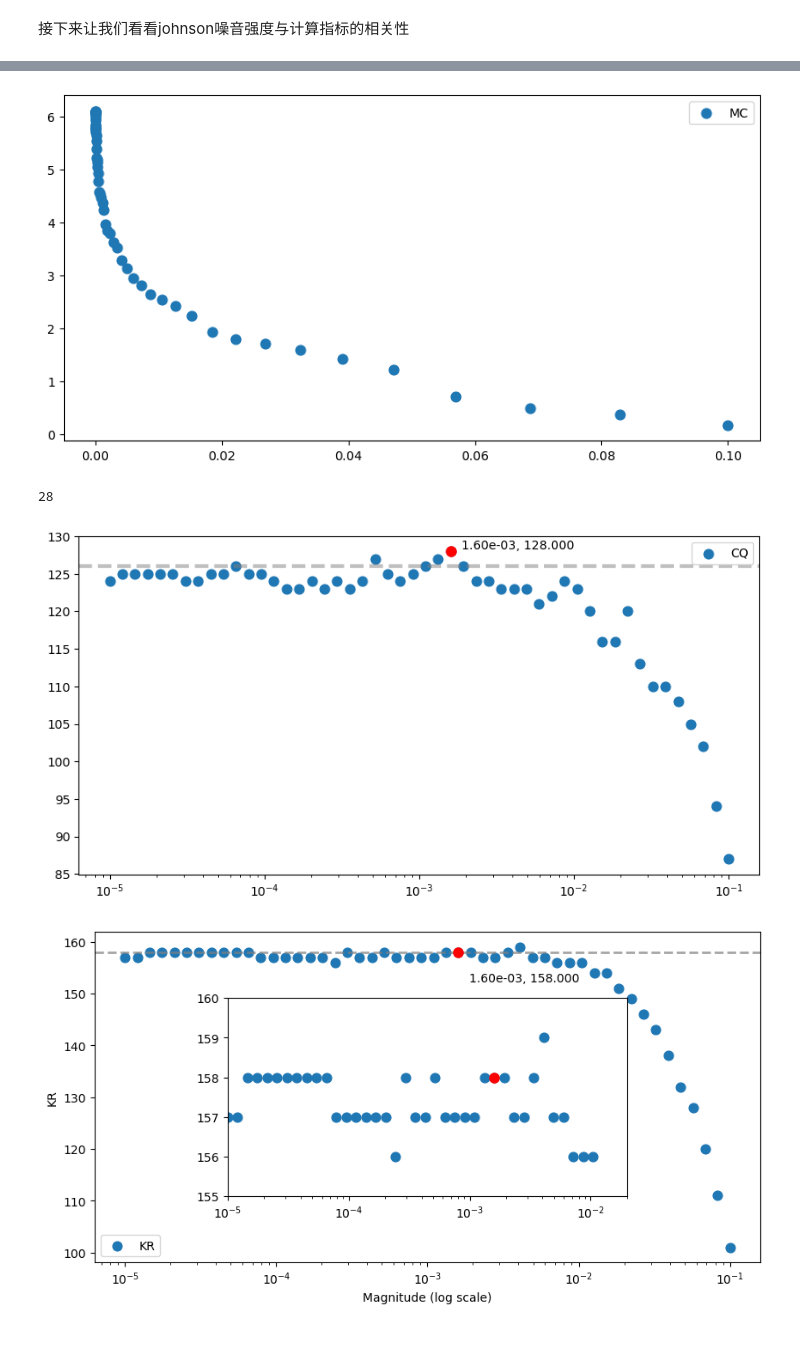
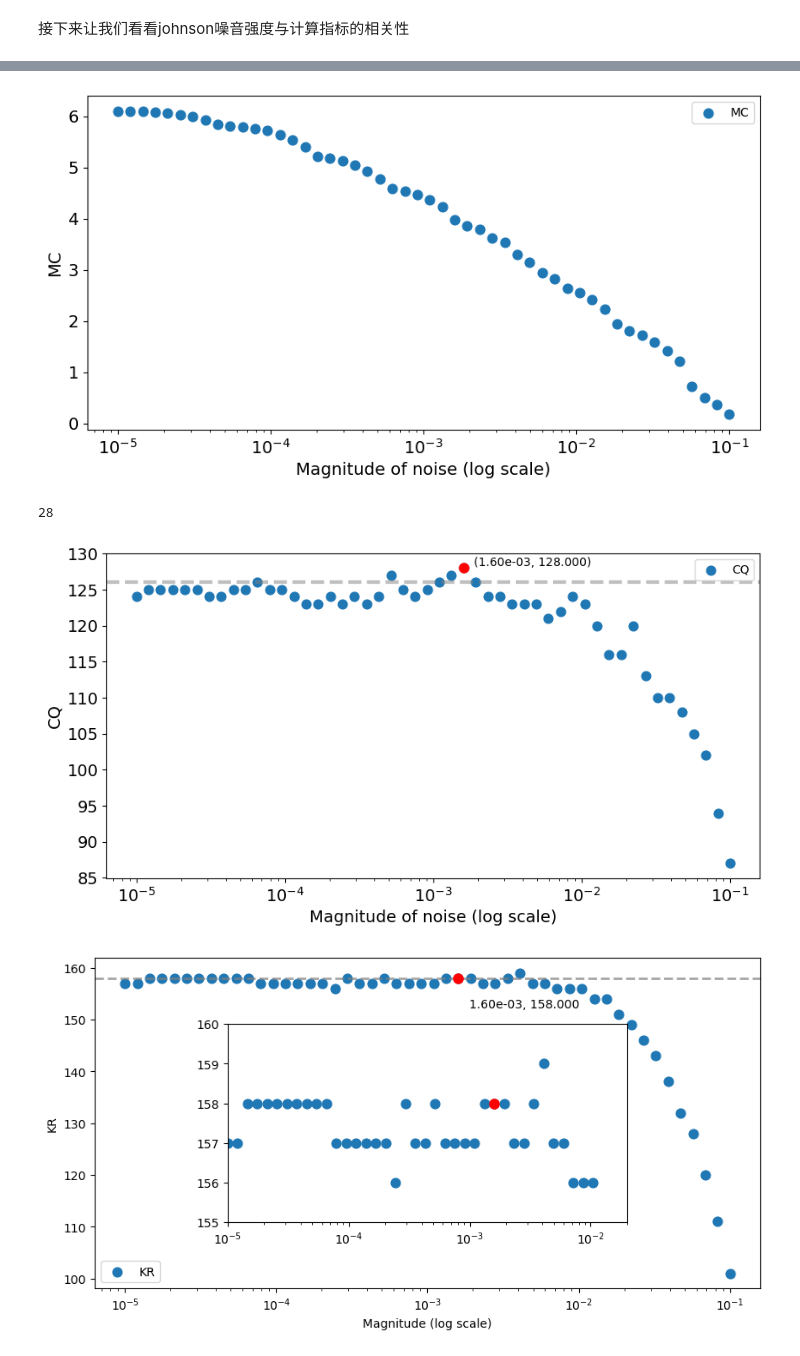
Before and after one commit to VvvpC/spnc_taskindependent_metrics, a Jupyter notebook: Noise_Investigation/given_reservoir.ipynb, the cells around one changed output, grey strips where cells are left out. Drawn from its saved outputs; the diff is of its cells as text; code cells hidden in the pictures.

```diff
--- a/Noise_Investigation/given_reservoir.ipynb
+++ b/Noise_Investigation/given_reservoir.ipynb
@@ -215,3 +199,7 @@ res_m0: 0.008, res_gamma: 0.0460842584494091, MC: 0.17402658089515713
+# %%
+# 从'johnson_noise_bestMC_th0001.csv中读取df
+with open('johnson_noise_bestMC_th0001.csv', 'rb') as f:
+    df = pd.read_csv(f)
 # %%
 print(df['magnitude'][28])
 # %% [output]
@@ -219,16 +207,25 @@ print(df['magnitude'][28])
 # %%
 # 画出MC和KR的图像
 plt.figure(figsize=(10, 5))
 plt.scatter(df['magnitude'], df['MC'], label='MC',s =60)
+plt.xscale('log')
+plt.xlabel('Magnitude of noise (log scale)',fontsize=14)
+plt.ylabel('MC',fontsize=14)
+plt.xticks(fontsize=14)
+plt.yticks(fontsize=14)
 plt.legend()
 plt.show()
 # %% [output]
-[figure, old version]
+[figure, new version]
 # %%
 # 画出MC和KR的图像
 plt.figure(figsize=(10, 5))
 plt.scatter(df['magnitude'], df['CQ'], label='CQ',s =60)
 plt.xscale('log')
+plt.xlabel('Magnitude of noise (log scale)',fontsize=14)
+plt.ylabel('CQ',fontsize=14)
+plt.xticks(fontsize=14)
+plt.yticks(fontsize=14)
 
 # 细化y轴刻度尺，步长为2,保持原有范围
 plt.yticks(np.arange(80, 131, 5))
@@ -244,7 +241,7 @@ print(max_idx)
 
 # 在图上标注最大值点
 plt.plot(max_magnitude, max_cq, 'ro', markersize=8)
-plt.annotate(f'{max_magnitude:.2e}, {max_cq:.3f}',
+plt.annotate(f'({max_magnitude:.2e}, {max_cq:.3f})',
              xy=(max_magnitude, max_cq),
              xytext=(9, 2),
              textcoords='offset points',
@@ -254,7 +251,7 @@ plt.legend()
 plt.show()
 # %% [output]
 28
-[figure, old version]
+[figure, new version]
 # %%
 import matplotlib.pyplot as plt
 import numpy as np
```
Also changed, not shown: parts of 2 cells of this notebook.
